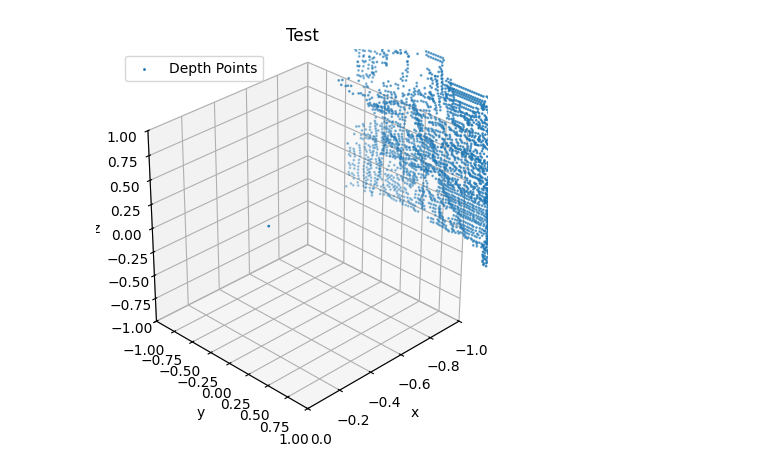
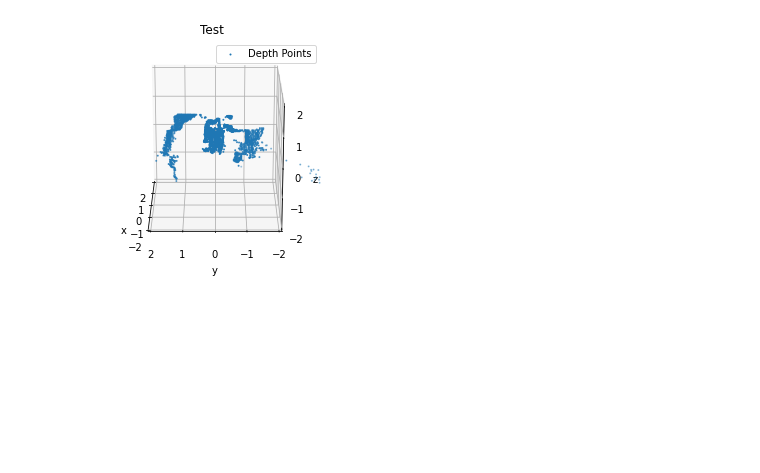
Before and after one commit to abdealip/mapping-3d-robot-arm, a Jupyter notebook: src/plot_frame.ipynb, the cells around one changed output. Drawn from its saved outputs; the diff is of its cells as text; code cells hidden in the pictures; blank space fills up the shorter version.

Commit message:
implemented camera based mapper although the visualization looks off for some frames

```diff
--- a/src/plot_frame.ipynb
+++ b/src/plot_frame.ipynb
@@ -103,13 +100,15 @@ print(depth[10, depth.shape[1] - 10])
+# %%
+from offline_camera_mapper import CameraMapper
+config_file = "../config/map_config.json"
+cm = CameraMapper(config_file)
+for filenumber in range(1, 2):
+    cm.process_snapshot(f"../data/frame{filenumber}")
 # %%
-rpic = RangeImagePointCloud(range=[17, 2000])
-points = rpic.point_cloud_from_range_image(depth)
+plotter = FreespacePlotter(ViewEnum.CUSTOM, "Test", [-2, 2], [-2, 2], [-2, 2], interactive=False, elev=20, azim=-180)
 
-range=1
-plotter = FreespacePlotter(ViewEnum.ISO, "Test", [-range, 0], [-range, range], [-range, range], interactive=False)
-
-plotter.add_points(points, "Depth Points")
+plotter.add_points(cm.points, "Depth Points")
 plotter.update()
 
 plt.show()
 # %% [output]
-[figure, old version]
+[figure, new version]
```
Also changed, not shown: parts of 5 cells of this notebook, 5 other files.
